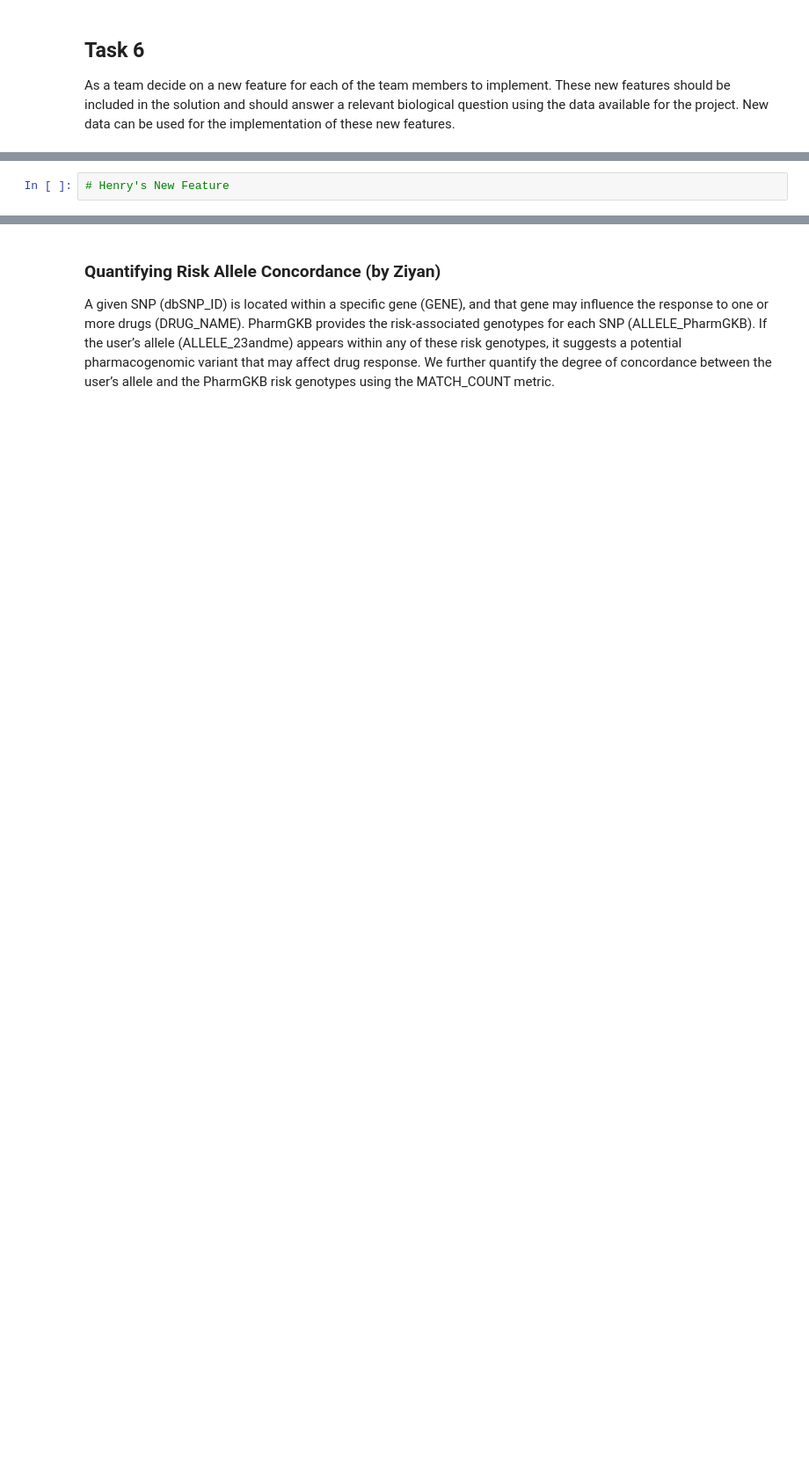
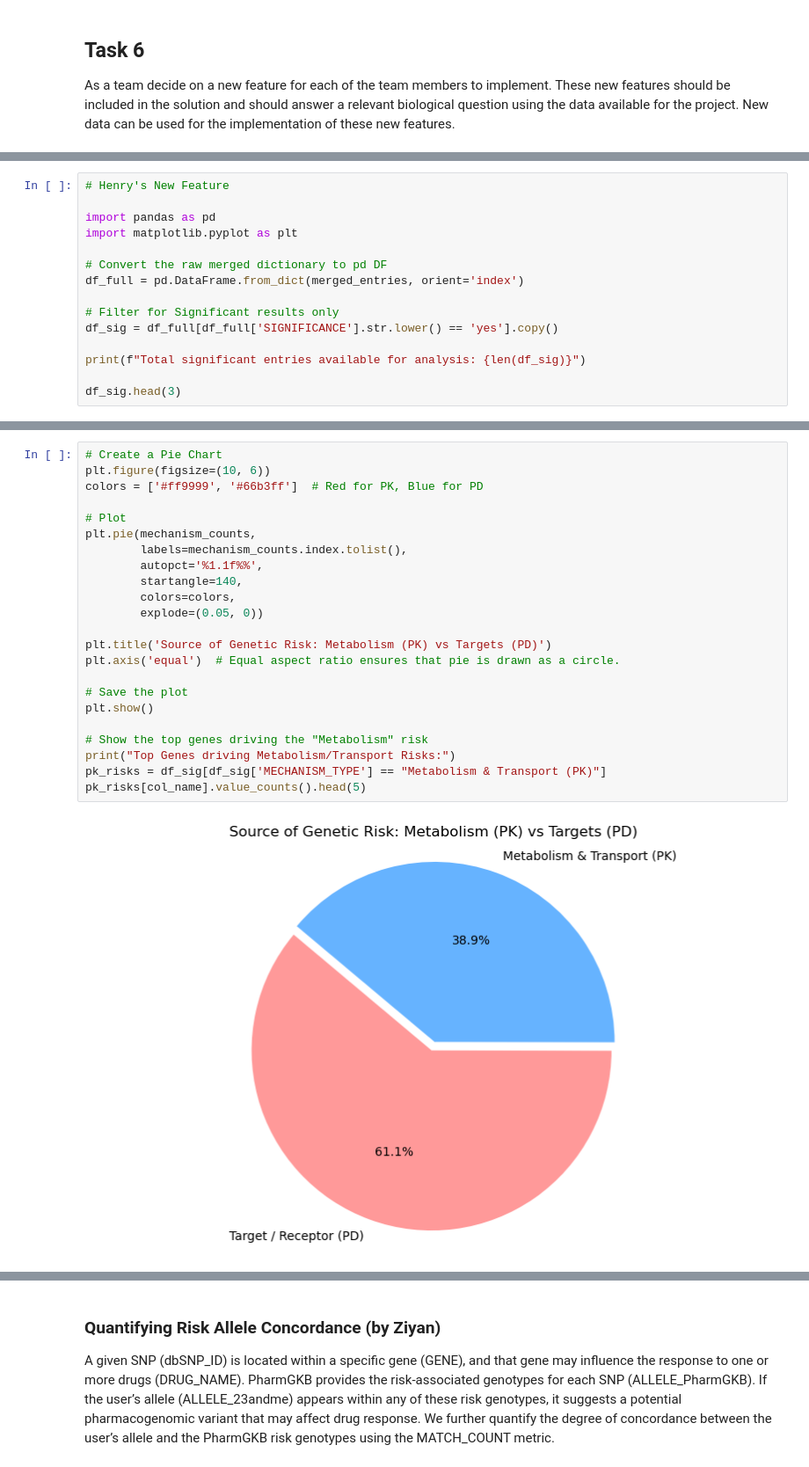
Before and after one commit to Vanishborn/bioinf575-project, a Jupyter notebook: Team15_Project1.ipynb, the cells around one changed output, grey strips where cells are left out. Shown at 88% size. Cells and saved outputs as stored; diff of their text form; blank space fills up the shorter version.

```diff
--- a/Team15_Project1.ipynb
+++ b/Team15_Project1.ipynb
@@ -423,2 +471,15 @@ shared_snp_df
 # %%
 # Henry's New Feature
+
+import pandas as pd
+import matplotlib.pyplot as plt
+
+# Convert the raw merged dictionary to pd DF
+df_full = pd.DataFrame.from_dict(merged_entries, orient='index')
+
+# Filter for Significant results only
+df_sig = df_full[df_full['SIGNIFICANCE'].str.lower() == 'yes'].copy()
+
+print(f"Total significant entries available for analysis: {len(df_sig)}")
+
+df_sig.head(3)
@@ -424,0 +528,25 @@ shared_snp_df
+# %%
+# Create a Pie Chart
+plt.figure(figsize=(10, 6))
+colors = ['#ff9999', '#66b3ff']  # Red for PK, Blue for PD
+
+# Plot
+plt.pie(mechanism_counts,
+		labels=mechanism_counts.index.tolist(),
+		autopct='%1.1f%%',
+		startangle=140,
+		colors=colors,
+		explode=(0.05, 0))
+
+plt.title('Source of Genetic Risk: Metabolism (PK) vs Targets (PD)')
+plt.axis('equal')  # Equal aspect ratio ensures that pie is drawn as a circle.
+
+# Save the plot
+plt.show()
+
+# Show the top genes driving the "Metabolism" risk
+print("Top Genes driving Metabolism/Transport Risks:")
+pk_risks = df_sig[df_sig['MECHANISM_TYPE'] == "Metabolism & Transport (PK)"]
+pk_risks[col_name].value_counts().head(5)
+# %% [output]
+[figure, added]
```
Also changed, not shown: parts of 15 cells of this notebook.
